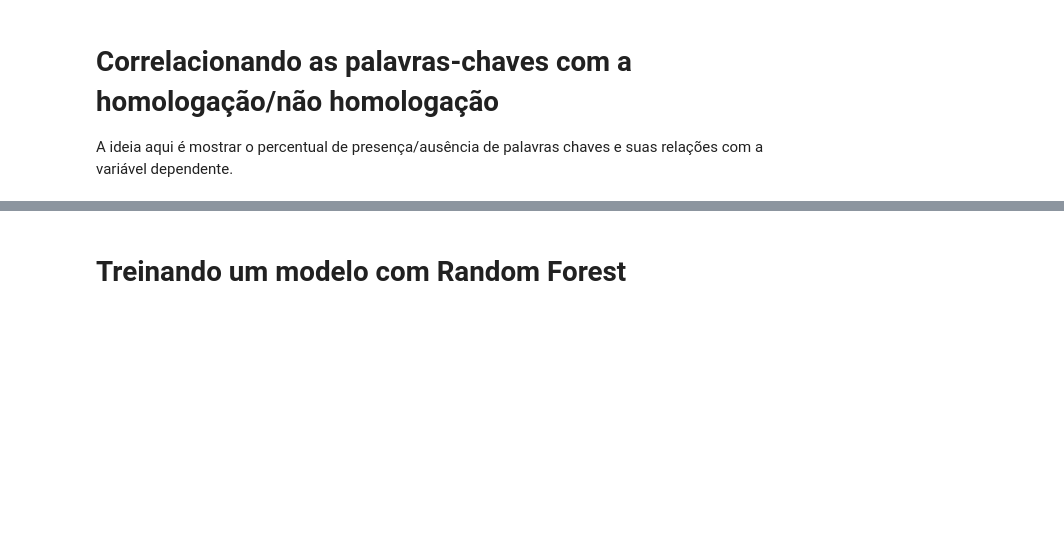
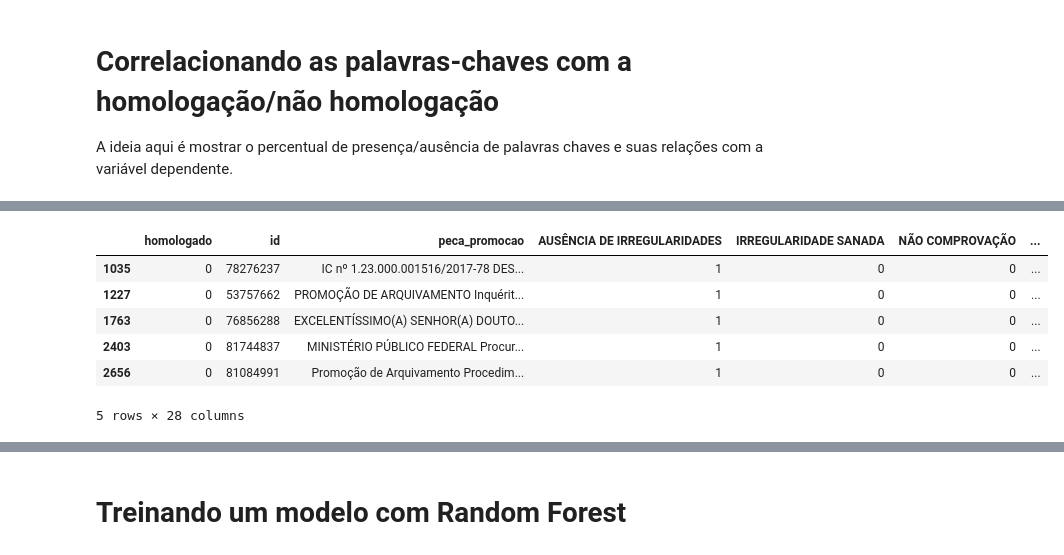
Before and after one commit to andrethiago/ml-colegiado-mpf, a Jupyter notebook: notebooks/1ACAM-Fase01.ipynb, the cells around one changed output, grey strips where cells are left out. Drawn from its saved outputs; the diff is of its cells as text; code cells hidden in the pictures; blank space fills up the shorter version.

```diff
--- a/notebooks/1ACAM-Fase01.ipynb
+++ b/notebooks/1ACAM-Fase01.ipynb
@@ -237,3 +231,13 @@ print(sorted(p_nao_homologados.items(), key=lambda kv: kv[1]))
+# %%
+df_nao_homologado[df_nao_homologado['AUSÊNCIA DE IRREGULARIDADES'] == 1]
+# %% [output]
+|  | homologado | id | peca_promocao | AUSÊNCIA DE IRREGULARIDADES | IRREGULARIDADE SANADA | NÃO COMPROVAÇÃO | ... |
+| 1035 | 0 | 78276237 | IC nº 1.23.000.001516/2017-78 DES... | 1 | 0 | 0 | ... |
+| 1227 | 0 | 53757662 | PROMOÇÃO DE ARQUIVAMENTO Inquérit... | 1 | 0 | 0 | ... |
+| 1763 | 0 | 76856288 | EXCELENTÍSSIMO(A) SENHOR(A) DOUTO... | 1 | 0 | 0 | ... |
+| 2403 | 0 | 81744837 | MINISTÉRIO PÚBLICO FEDERAL Procur... | 1 | 0 | 0 | ... |
+| 2656 | 0 | 81084991 | Promoção de Arquivamento Procedim... | 1 | 0 | 0 | ... |
+5 rows × 28 columns
 # %%
 import matplotlib.pyplot as plt
 
```
Also changed, not shown: parts of 40 cells of this notebook, 4 other files.
